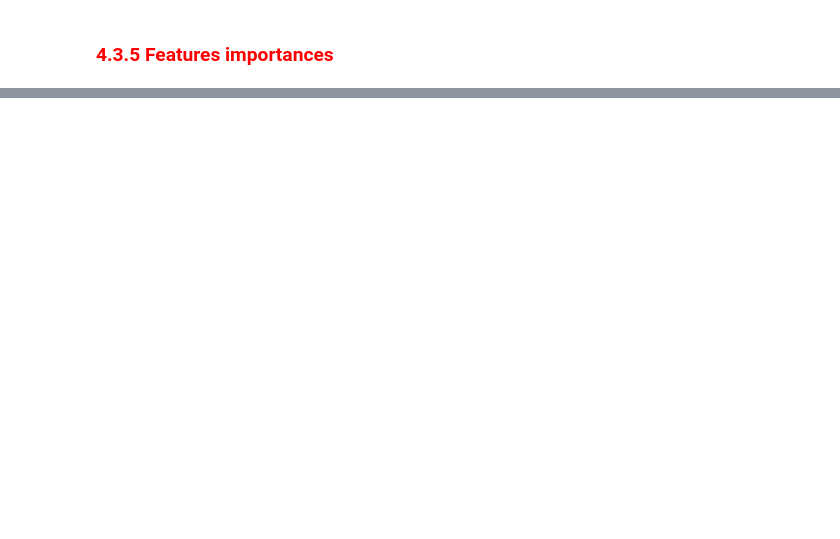
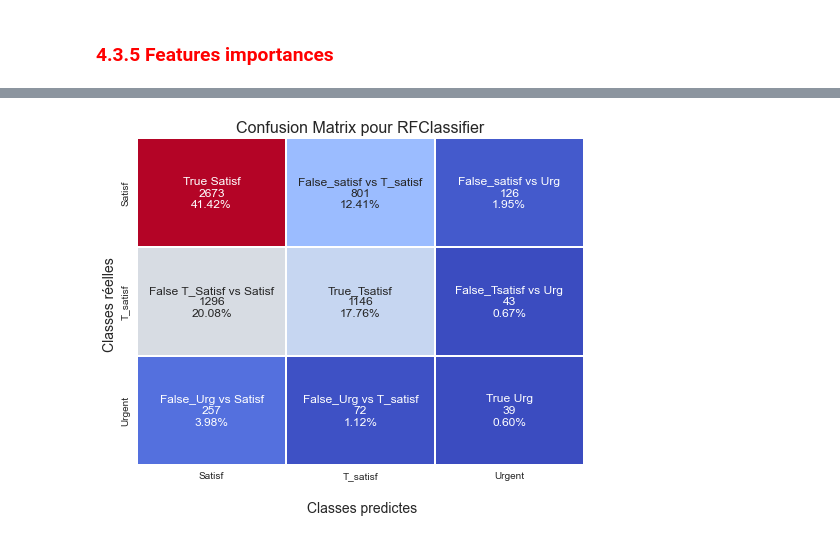
Before and after one commit to sylla2022-arc/Apprentissage-automatique-Classification, a Jupyter notebook: Classification_alim/Notebook_2_Classification.ipynb, the cells around one changed output, grey strips where cells are left out. Saved outputs shown, nothing was run; the diff lists cells and outputs as text; code cells hidden in the pictures; blank space fills up the shorter version.

Commit message:
Ajout réseau de neuronne, Random Forest Classifier en détail

```diff
--- a/Classification_alim/Notebook_2_Classification.ipynb
+++ b/Classification_alim/Notebook_2_Classification.ipynb
@@ -703,0 +881,14 @@ Pour le modèles **SGDClassifier**, les facteurs qui impactent plus sur la quali
+# %%
+t0 = time.time()
+param_rfr = {"classifier__max_features": ['sqrt', 'log2'],
+            "classifier__n_estimators": [100, 200, 300]}
+Pip_rfr = Pipeline([('preprocessor', preprocessor),
+                  ('oversampling', SMOTE(random_state = 1, sampling_strategy = 'auto')),
+                  ('classifier', RandomForestClassifier(random_state = 5, max_depth = 15, class_weight = 'balanced'))])
+Grid_cv_rfr = GridSearchCV(Pip_rfr,
+                            param_rfr,
+                            cv = 5,
+                            n_jobs = -1,
+                            verbose = 1)
+Grid_cv_rfr.fit(X_train, y_train)
+print("Le temps elapsed:", time.time() - t0)
@@ -703,0 +914,9 @@ Pour le modèles **SGDClassifier**, les facteurs qui impactent plus sur la quali
+# %%
+model_rfc = Pipeline([('preprocessor', preprocessor),
+                  ('oversampling', SMOTE(random_state = 1, sampling_strategy = 'auto')),
+                  ('classifier', RandomForestClassifier(max_features ='log2',
+                                                        n_estimators = 300,
+                                                        random_state = 5,
+                                                        max_depth = 15,
+                                                        class_weight = 'balanced'))])
+model_rfc.fit(X_train, y_train)
@@ -703,0 +944,2 @@ Pour le modèles **SGDClassifier**, les facteurs qui impactent plus sur la quali
+# %%
+y_pred_rfc = model_rfc.predict(X_test)
@@ -703,0 +960,4 @@ Pour le modèles **SGDClassifier**, les facteurs qui impactent plus sur la quali
+# %%
+confusion_matrix_visual(y_pred_rfc, 'RFClassifier')
+# %% [output]
+[figure, added]
```
Also changed, not shown: parts of 82 cells of this notebook.
